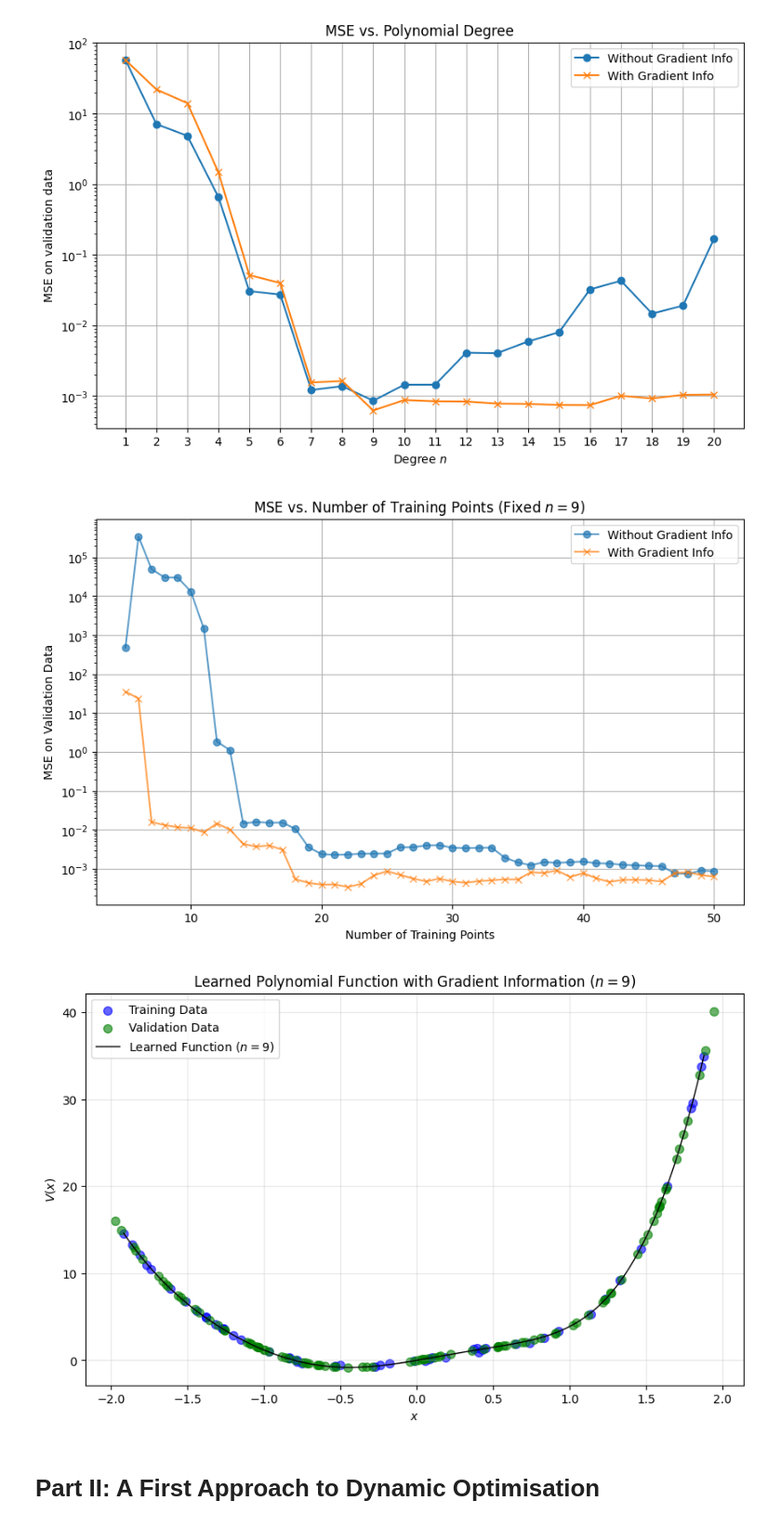
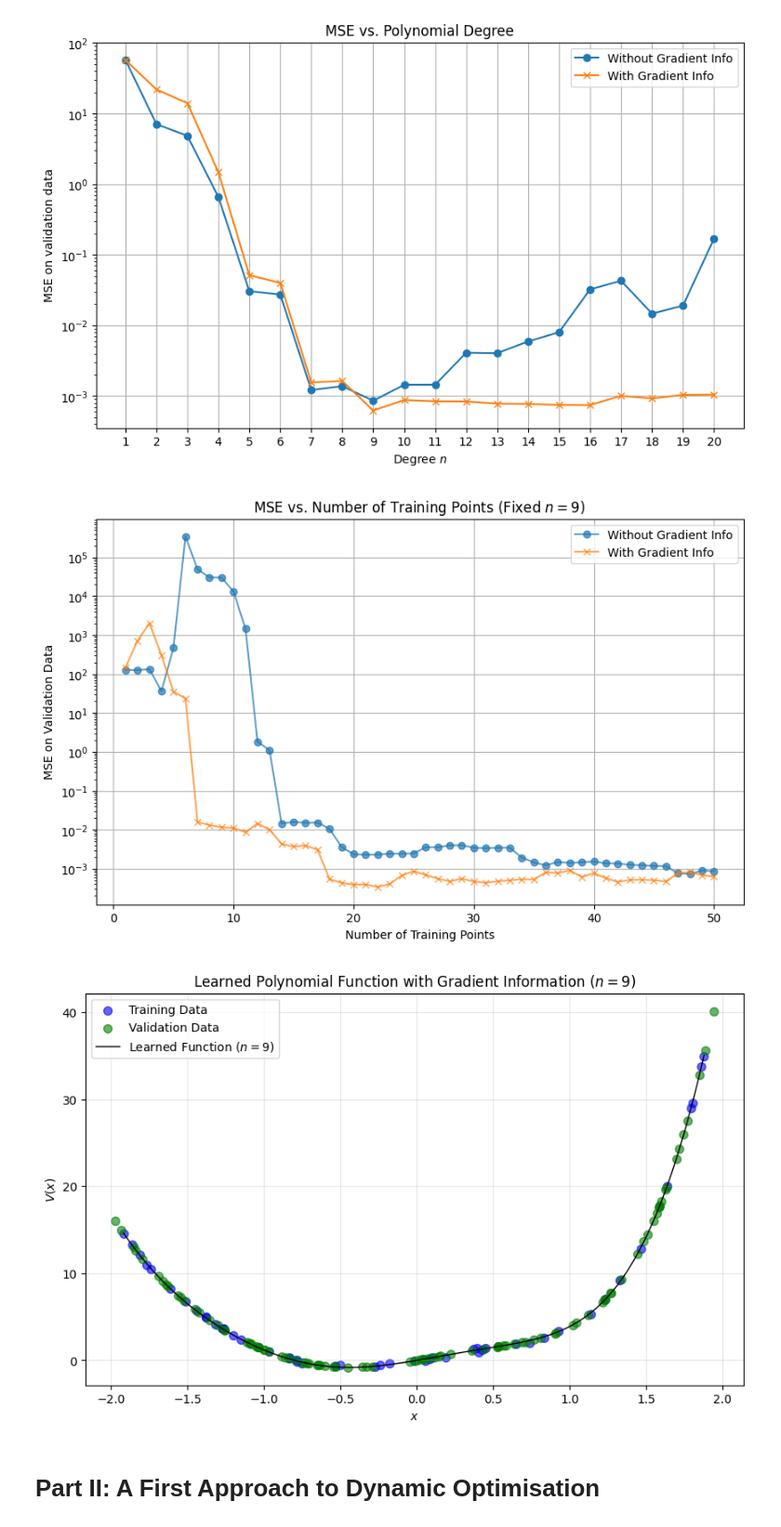
Before and after one commit to umarsdq/optimisationCW, a Jupyter notebook: optimisation.ipynb, the cells around one changed output. Shown at 93% size. Cells and saved outputs as stored; diff of their text form; code cells hidden in the pictures.

```diff
--- a/optimisation.ipynb
+++ b/optimisation.ipynb
@@ -46,7 +46,7 @@ Smallest n for MSE < 10^-3: 9
 # %%
 # MSE vs Number of Training Points for fixed n
 n_fixed_a = best_n
-training_sizes_a = range(5, len(X_train) + 1, 1)
+training_sizes_a = range(1, len(X_train) + 1, 1)
 mses_vs_size_a = []
 
 for size in training_sizes_a:
@@ -125,10 +125,8 @@ plt.show()
 Smallest n for MSE < 10^-3 (with gradient info): 9
 [figure]
 # %%
-# MSE vs Number of Training Points - Comparing with and without gradient info
-# Use the same fixed n for both cases to make fair comparison
 n_fixed = best_n_b
-training_sizes = range(5, len(X_train_b) + 1, 1)
+training_sizes = range(1, len(X_train_b) + 1, 1)
 
 # With gradient info
 mses_vs_size_grad = []
@@ -152,34 +150,34 @@ plt.plot(training_sizes, mses_vs_size_no_grad, marker='o', label='Without Gradie
 plt.plot(training_sizes, mses_vs_size_grad, marker='x', label='With Gradient Info', alpha=0.7)
 plt.xlabel('Number of Training Points')
 plt.ylabel('MSE on Validation Data')
 plt.yscale('log')
 plt.title(rf'MSE vs. Number of Training Points (Fixed $n={n_fixed}$)')
 plt.legend()
 plt.grid(True)
 plt.savefig('plots/mse_vs_training_size_comparison.png', bbox_inches='tight', dpi=600)
 plt.show()
 
 # Show the learned function at the best n
 theta_best_b = solve_grad_poly_regression(X_train_b, y_train_b, dy_train_b, best_n_b)
 
 # Generate points for smooth plotting
 x_plot = np.linspace(X_train_b.min(), X_train_b.max(), 200)
 A_plot = np.vander(x_plot, best_n_b + 1, increasing=True)
 y_plot = A_plot @ theta_best_b
 
 plt.figure(figsize=(10, 6))
 plt.scatter(X_train_b, y_train_b, color='blue', label='Training Data', alpha=0.6, s=50)
 plt.scatter(X_val, y_val, color='green', label='Validation Data', alpha=0.6, s=50)
 plt.plot(x_plot, y_plot, '-', color='black', linewidth=1, label=rf'Learned Function ($n={best_n_b}$)')
 plt.xlabel(r'$x$')
 plt.ylabel(r'$V(x)$')
 plt.title(rf'Learned Polynomial Function with Gradient Information ($n={best_n_b}$)')
 plt.legend()
 plt.grid(True, alpha=0.3)
 plt.savefig('plots/learned_function_with_gradient.png', bbox_inches='tight', dpi=600)
 plt.show()
 # %% [output]
-[figure, old version]
+[figure, new version]
 [figure]
 # %% [markdown]
 # Part II: A First Approach to Dynamic Optimisation
```
Also changed, not shown: parts of 6 cells of this notebook, 3 other files.
